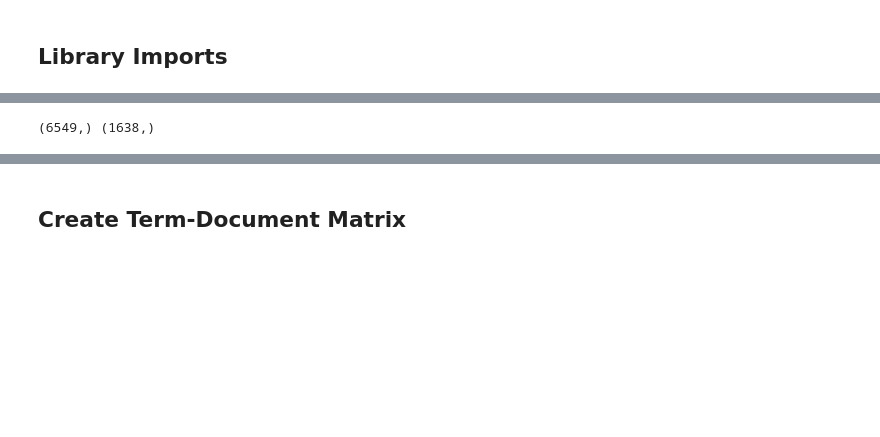
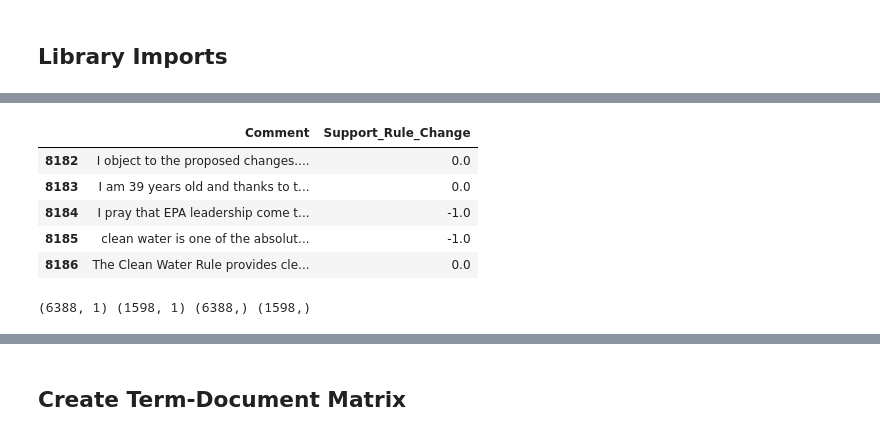
Before and after one commit to Data-Science-for-Conservation/WOTUS_Revision, a Jupyter notebook: WOTUS_analysis.ipynb, the cells around one changed output, grey strips where cells are left out. Saved outputs shown, nothing was run; the diff lists cells and outputs as text; code cells hidden in the pictures; blank space fills up the shorter version.

```diff
--- a/WOTUS_analysis.ipynb
+++ b/WOTUS_analysis.ipynb
@@ -87,9 +102,25 @@ Name: Comment, dtype: object
+# %%
+# Fill unlabeled comments with -1
+comments.fillna(value=-1, axis=1, inplace=True)
+comments.tail()
+# %% [output]
+|  | Comment | Support_Rule_Change |
+| 8182 | I object to the proposed changes.... | 0.0 |
+| 8183 | I am 39 years old and thanks to t... | 0.0 |
+| 8184 | I pray that EPA leadership come t... | -1.0 |
+| 8185 | clean water is one of the absolut... | -1.0 |
+| 8186 | The Clean Water Rule provides cle... | 0.0 |
 # %%
-# Split comments into training and test sets
-X_train, X_test = train_test_split(comments,
-                                   test_size=0.2,
-                                   random_state=42)
+# Split ALL comments into training and test sets. The X_train set,
+#    which has all training comments, will be used for unsupervised techniques
+X = comments.drop('Support_Rule_Change', axis=1)
+y = comments['Support_Rule_Change']
 
-print(X_train.shape, X_test.shape)
+X_train, X_test, y_train, y_test = train_test_split(X, y,
+                                                    test_size=0.2,
+                                                    stratify=y,
+                                                    random_state=42)
+
+print(X_train.shape, X_test.shape, y_train.shape, y_test.shape)
 # %% [output]
-(6549,) (1638,)
+(6388, 1) (1598, 1) (6388,) (1598,)
```
Also changed, not shown: parts of 8 cells of this notebook.
